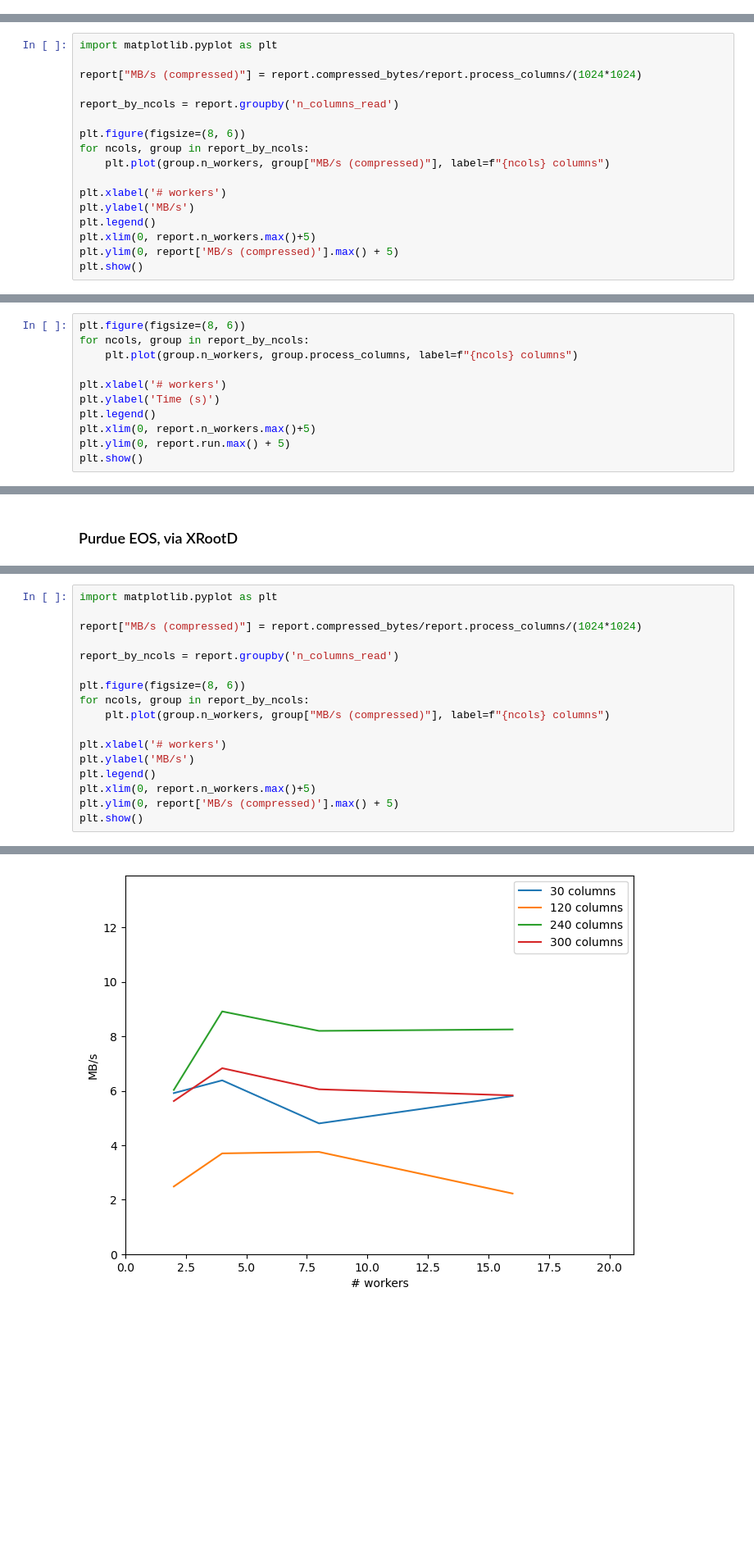
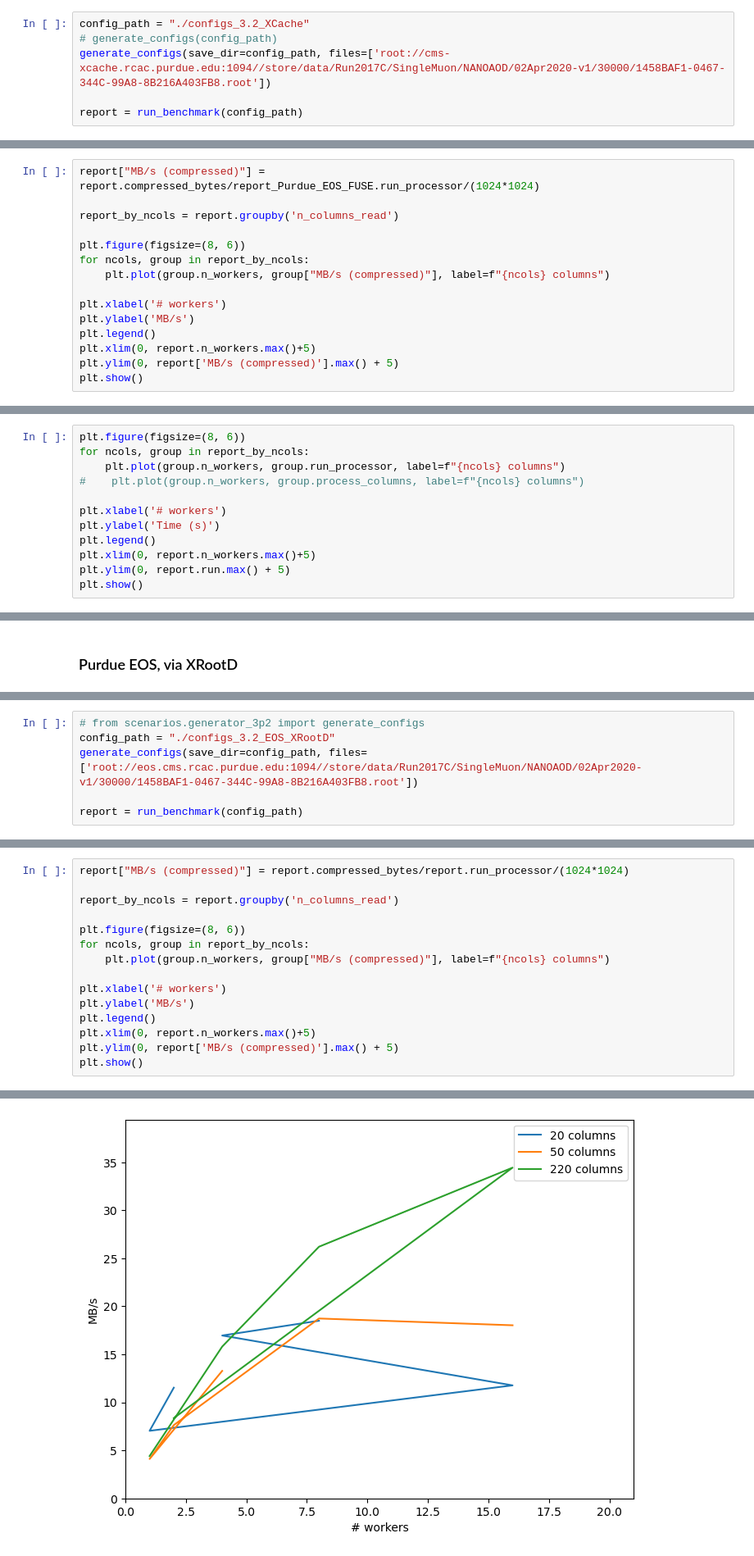
Before and after one commit to PurdueAF/af-benchmark, a Jupyter notebook: notebooks/3.2_Data-locations.ipynb, the cells around one changed output, grey strips where cells are left out. Shown at 82% size. Saved outputs shown, nothing was run; the diff lists cells and outputs as text; blank space fills up the shorter version.

```diff
--- a/notebooks/3.2_Data-locations.ipynb
+++ b/notebooks/3.2_Data-locations.ipynb
@@ -48,0 +71,6 @@ env: XRD_REQUESTTIMEOUT=300
+# %%
+config_path = "./configs_3.2_XCache"
+# generate_configs(config_path)
+generate_configs(save_dir=config_path, files=['root://cms-xcache.rcac.purdue.edu:1094//store/data/Run2017C/SingleMuon/NANOAOD/02Apr2020-v1/30000/1458BAF1-0467-344C-99A8-8B216A403FB8.root'])
+
+report = run_benchmark(config_path)
@@ -49,7 +97,5 @@ env: XRD_REQUESTTIMEOUT=300
 # %%
-import matplotlib.pyplot as plt
-
-report["MB/s (compressed)"] = report.compressed_bytes/report.process_columns/(1024*1024)
+report["MB/s (compressed)"] = report.compressed_bytes/report_Purdue_EOS_FUSE.run_processor/(1024*1024)
 
 report_by_ncols = report.groupby('n_columns_read')
 
@@ -68,7 +114,8 @@ plt.show()
 # %%
 plt.figure(figsize=(8, 6))
 for ncols, group in report_by_ncols:
-    plt.plot(group.n_workers, group.process_columns, label=f"{ncols} columns")
+    plt.plot(group.n_workers, group.run_processor, label=f"{ncols} columns")
+#    plt.plot(group.n_workers, group.process_columns, label=f"{ncols} columns")
 
 plt.xlabel('# workers')
 plt.ylabel('Time (s)')
@@ -129,0 +132,6 @@ Hosting the HTTP server on port 46491 instead
+# %%
+# from scenarios.generator_3p2 import generate_configs
+config_path = "./configs_3.2_EOS_XRootD"
+generate_configs(save_dir=config_path, files=['root://eos.cms.rcac.purdue.edu:1094//store/data/Run2017C/SingleMuon/NANOAOD/02Apr2020-v1/30000/1458BAF1-0467-344C-99A8-8B216A403FB8.root'])
+
+report = run_benchmark(config_path)
@@ -130,7 +174,5 @@ Hosting the HTTP server on port 46491 instead
 # %%
-import matplotlib.pyplot as plt
-
-report["MB/s (compressed)"] = report.compressed_bytes/report.process_columns/(1024*1024)
+report["MB/s (compressed)"] = report.compressed_bytes/report.run_processor/(1024*1024)
 
 report_by_ncols = report.groupby('n_columns_read')
 
@@ -149,4 +190,4 @@ plt.show()
-[figure, old version]
+[figure, new version]
 # %%
 plt.figure(figsize=(8, 6))
 for ncols, group in report_by_ncols:
```
Also changed, not shown: parts of 38 cells of this notebook.
